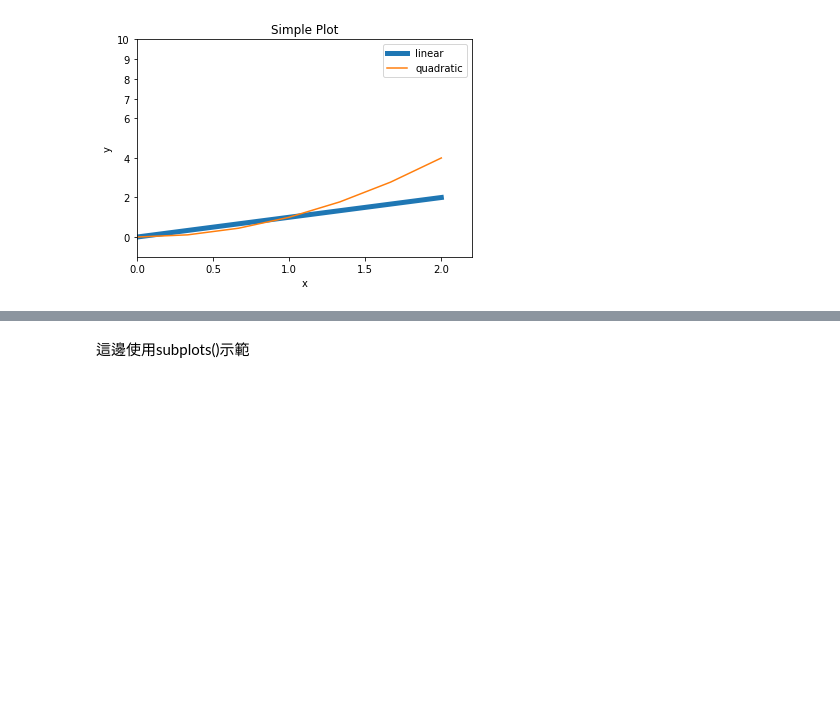
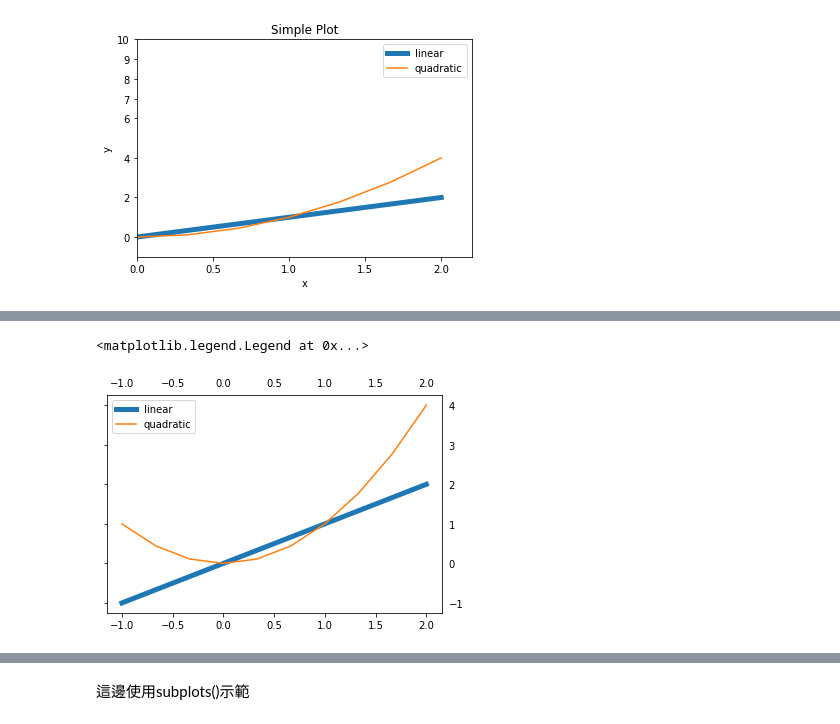
Before and after one commit to Eddie02582/Python, a Jupyter notebook: matplotlib/figure and axis.ipynb, the cells around one changed output, grey strips where cells are left out. Saved outputs shown, nothing was run; the diff lists cells and outputs as text; code cells hidden in the pictures; blank space fills up the shorter version.

```diff
--- a/matplotlib/figure and axis.ipynb
+++ b/matplotlib/figure and axis.ipynb
@@ -55,0 +85,9 @@ ax.legend()
+# %%
+fig,ax = plt.subplots()
+ax.plot(x, x, label='linear',linewidth=5)
+ax.plot(x, x**2, label='quadratic')
+ax.tick_params(labeltop = True,labelleft = False,labelright = True)
+ax.legend()
+# %% [output]
+<matplotlib.legend.Legend at 0x...>
+[figure, added]
```
Also changed, not shown: parts of 40 cells of this notebook, 1 other file.
